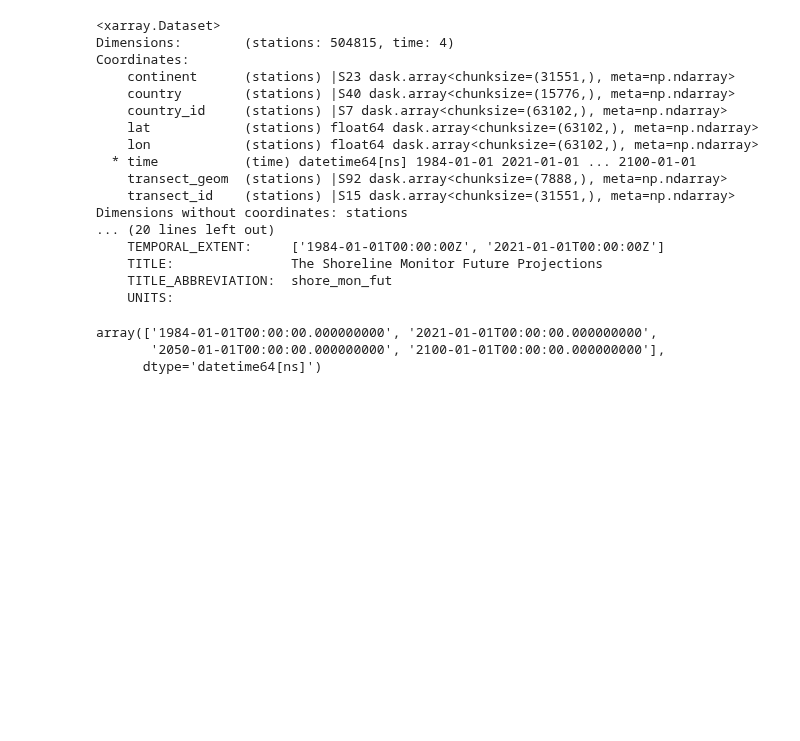
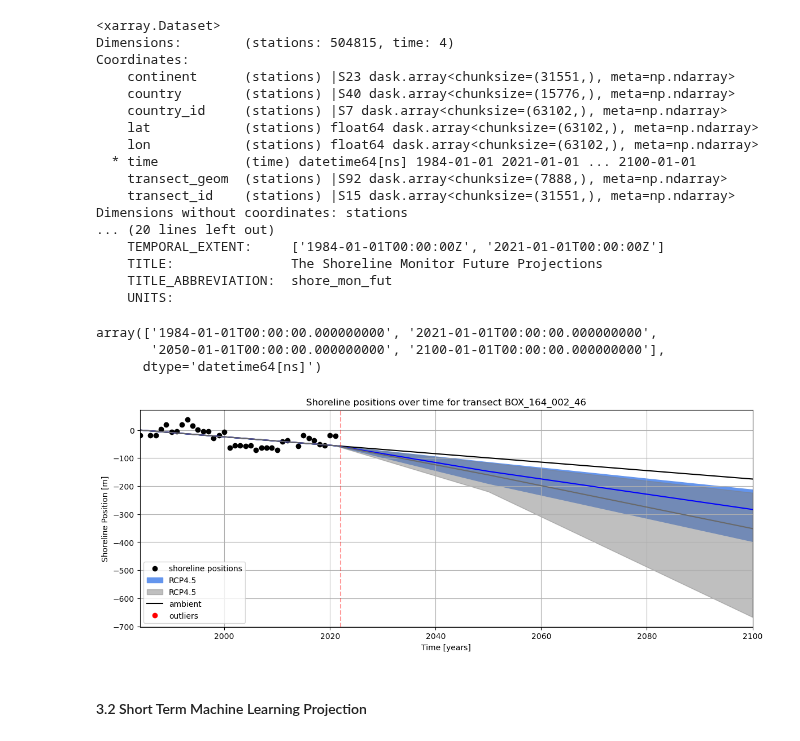
Before and after one commit to openearth/global-coastal-atlas, a Jupyter notebook: visualization/01_shorelinepositions.ipynb, the cells around one changed output. Drawn from its saved outputs; the diff is of its cells as text; code cells hidden in the pictures; blank space fills up the shorter version.

```diff
--- a/visualization/01_SDS_timeseries.ipynb
+++ b/visualization/01_shorelinepositions.ipynb
@@ -242,3 +242,44 @@ ds_fut['time'].values
 array(['1984-01-01T00:00:00.000000000', '2021-01-01T00:00:00.000000000',
        '2050-01-01T00:00:00.000000000', '2100-01-01T00:00:00.000000000'],
       dtype='datetime64[ns]')
+# %%
+station = list(ds['transect_id'].values).index(b'BOX_164_002_46') # select station
+station_fut = list(ds_fut['transect_id'].values).index(b'BOX_164_002_46')
+# TODO: color the outlier
+# TODO: add more info to the plot (sandy, uncertainty etc)
+
+time_inds = np.array([i for i in range(len(ds.time.values))])
+cr = ds.isel(stations=station)["changerate"].values
+cr_unc = ds.isel(stations=station)["intercept"].values
+
+fig, ax = plt.subplots(figsize=(14, 5))
+
+
+ax.plot(ds.time, ds.isel(stations=station)["sp"].values - ds.isel(stations = station)['intercept'].values,
+        'ko', label="shoreline positions")
+
+
+ax.fill_between(ds_fut.time, ds_fut.isel(stations=station_fut)["sp_rcp45_p5"].values,
+                ds_fut.isel(stations=station_fut)["sp_rcp45_p95"].values,color= 'cornflowerblue', label = 'RCP4.5')
+ax.fill_between(ds_fut.time, ds_fut.isel(stations=station_fut)["sp_rcp85_p5"].values,
+                ds_fut.isel(stations=station_fut)["sp_rcp85_p95"].values,color= 'grey', alpha = 0.5, label = 'RCP4.5')
+ax.plot(ds_fut.time, ds_fut.isel(stations=station_fut)["sp_ambient"].values, 'k', label="ambient")
+ax.plot(ds_fut.time, ds_fut.isel(stations=station_fut)["sp_rcp45_p50"].values, color='blue')
+ax.plot(ds_fut.time, ds_fut.isel(stations=station_fut)["sp_rcp85_p50"].values, color= 'dimgray')
+
+outl_idx = [i for i,x in enumerate(ds.isel(stations= station)['outliers'].values) if x == 1]
+outliers, outliers_time = ds.isel(stations=station)["sp"].values[outl_idx], ds.time[outl_idx]
+ax.plot(outliers_time, outliers, 'ro', label="outliers")
+ax.set_xlabel("Time [years]")
+ax.set_ylabel("Shoreline Position [m]")
+ax.set_title(
+    "Shoreline positions over time for transect %s"%ds.isel(stations=station)["transect_id"].values.tolist().decode("utf-8")
+)
+plt.grid()
+plt.xlim(ds_fut.time[0], ds_fut.time[-1])
+plt.axvline(pd.to_datetime('2022-01-01'), color = 'r', linestyle = '--', alpha= 0.4)
+plt.legend();
+# %% [output]
+[figure, added]
+# %% [markdown]
+#### 3.2 Short Term Machine Learning Projection
```
Also changed, not shown: parts of 6 cells of this notebook, 4 other files.
